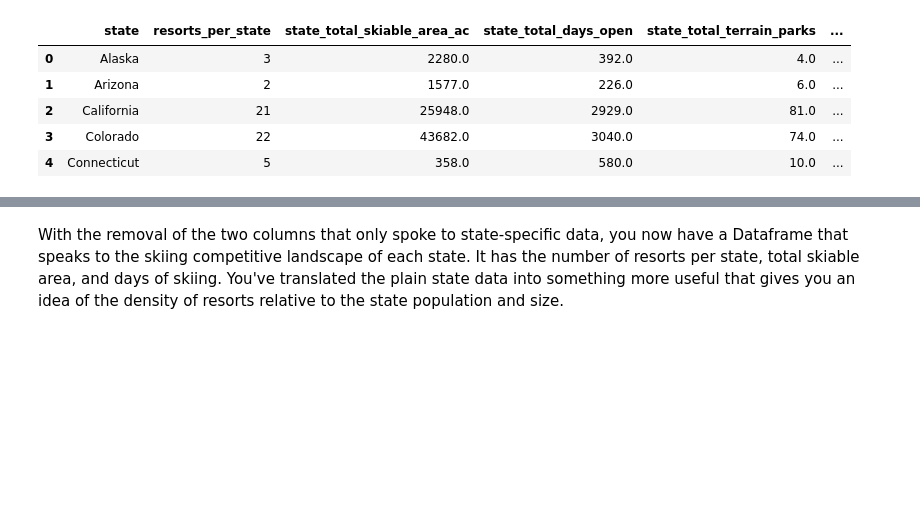
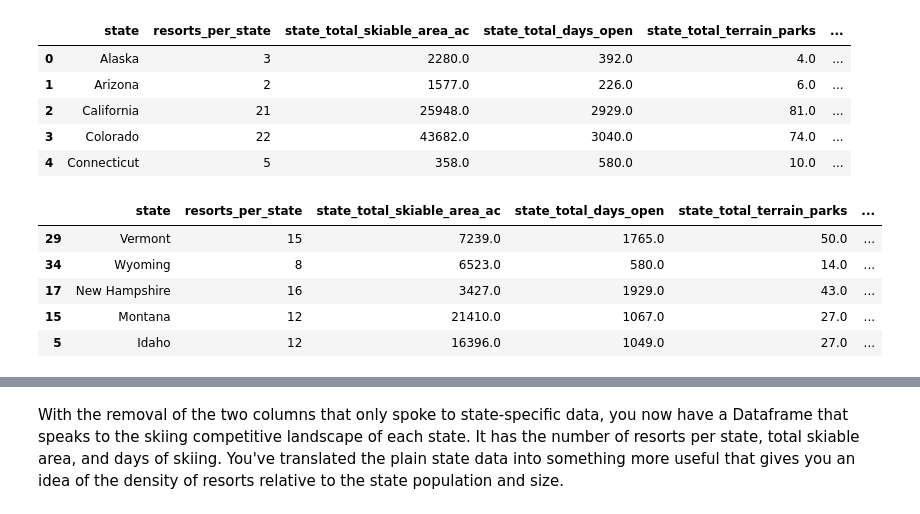
Before and after one commit to byongrakkim/DataScienceGuidedCapstone, a Jupyter notebook: Notebooks/03_exploratory_data_analysis.ipynb, the cells around one changed output, grey strips where cells are left out. Saved outputs shown, nothing was run; the diff lists cells and outputs as text; code cells hidden in the pictures; blank space fills up the shorter version.

```diff
--- a/Notebooks/03_exploratory_data_analysis.ipynb
+++ b/Notebooks/03_exploratory_data_analysis.ipynb
@@ -276,3 +300,12 @@ state_summary.head()
 | 2 | California | 21 | 25948.0 | 2929.0 | 81.0 | ... |
 | 3 | Colorado | 22 | 43682.0 | 3040.0 | 74.0 | ... |
 | 4 | Connecticut | 5 | 358.0 | 580.0 | 10.0 | ... |
+# %%
+state_summary.sort_values('resorts_per_100kcapita', ascending=False).head()
+# %% [output]
+|  | state | resorts_per_state | state_total_skiable_area_ac | state_total_days_open | state_total_terrain_parks | ... |
+| 29 | Vermont | 15 | 7239.0 | 1765.0 | 50.0 | ... |
+| 34 | Wyoming | 8 | 6523.0 | 580.0 | 14.0 | ... |
+| 17 | New Hampshire | 16 | 3427.0 | 1929.0 | 43.0 | ... |
+| 15 | Montana | 12 | 21410.0 | 1067.0 | 27.0 | ... |
+| 5 | Idaho | 12 | 16396.0 | 1049.0 | 27.0 | ... |
```
Also changed, not shown: parts of 16 cells of this notebook.
